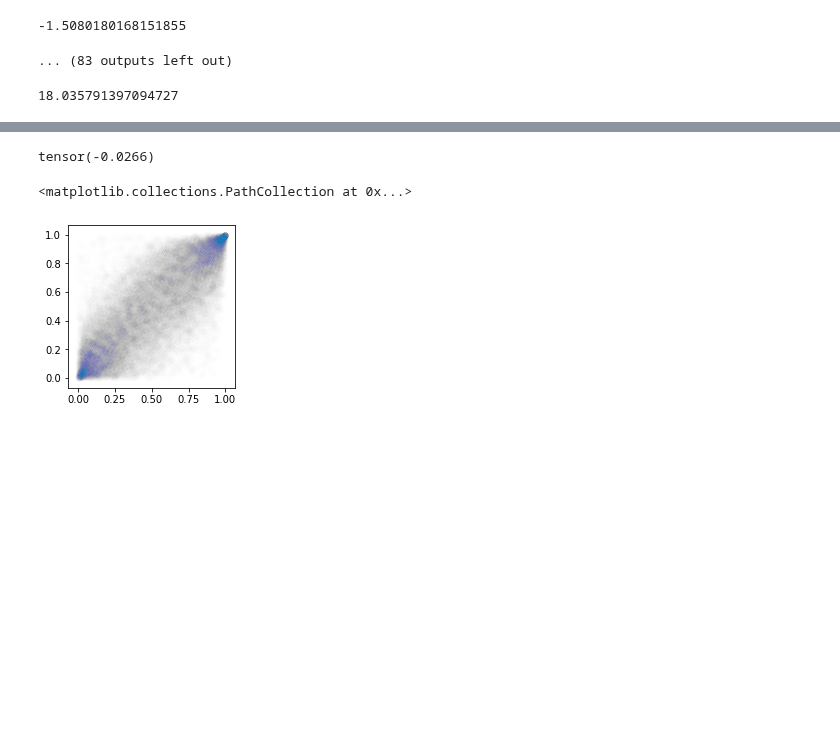
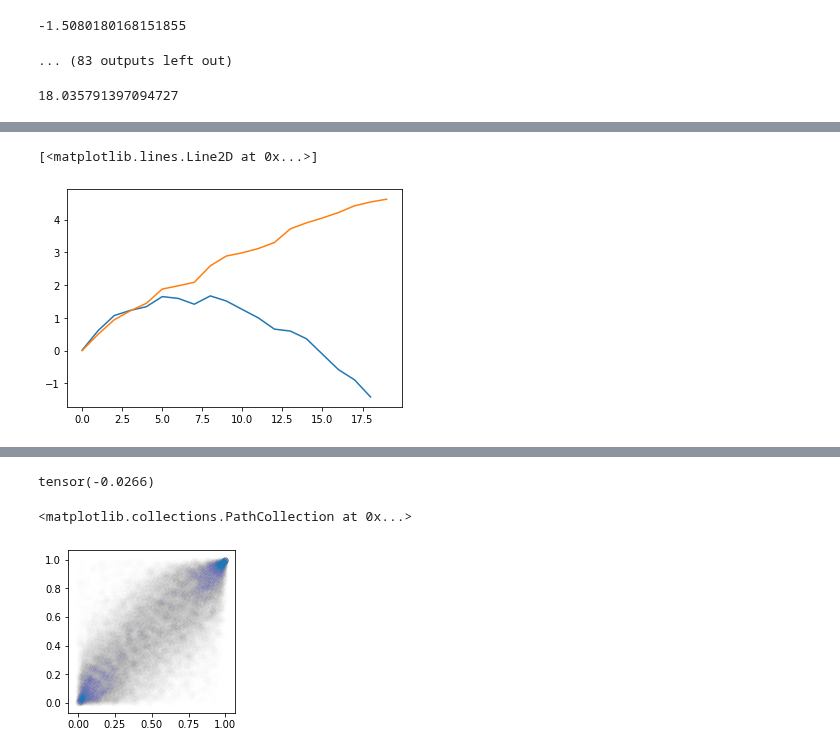
Before and after one commit to NinelK/CopulaGP, a Jupyter notebook: notebooks/vine/Vine.ipynb, the cells around one changed output, grey strips where cells are left out. Saved outputs shown, nothing was run; the diff lists cells and outputs as text; code cells hidden in the pictures; blank space fills up the shorter version.

```diff
--- a/notebooks/vine/Vine.ipynb
+++ b/notebooks/vine/Vine.ipynb
@@ -188,3 +215,9 @@ mi
+# %%
+plt.plot([-a for a in allH])
+plt.plot(HRS)
+# %% [output]
+[<matplotlib.lines.Line2D at 0x...>]
+[figure, added]
 # %%
 Hrs = np.array(Hrs)
 Hr = np.array(Hr)
```
Also changed, not shown: parts of 13 cells of this notebook, 13 other files.
